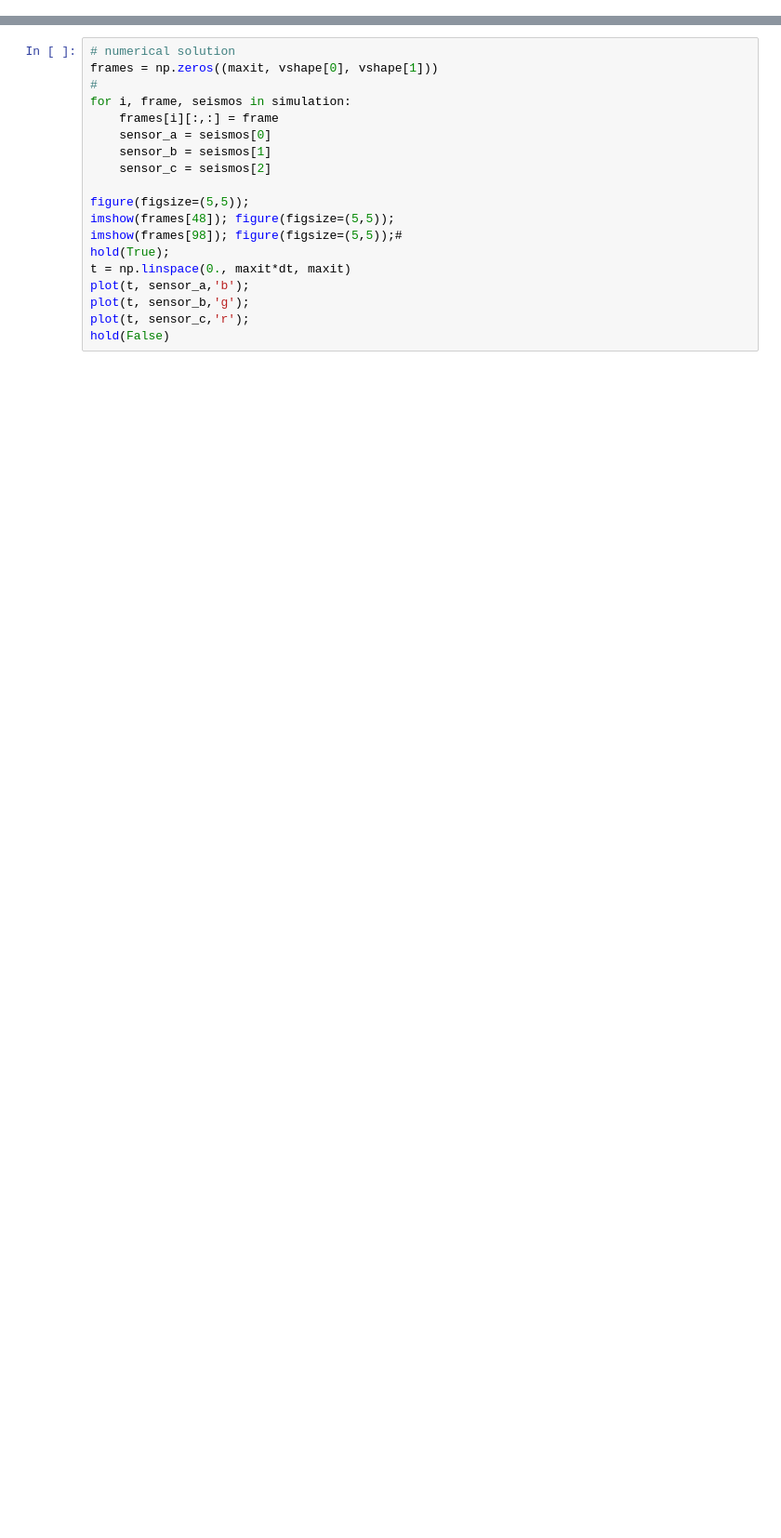
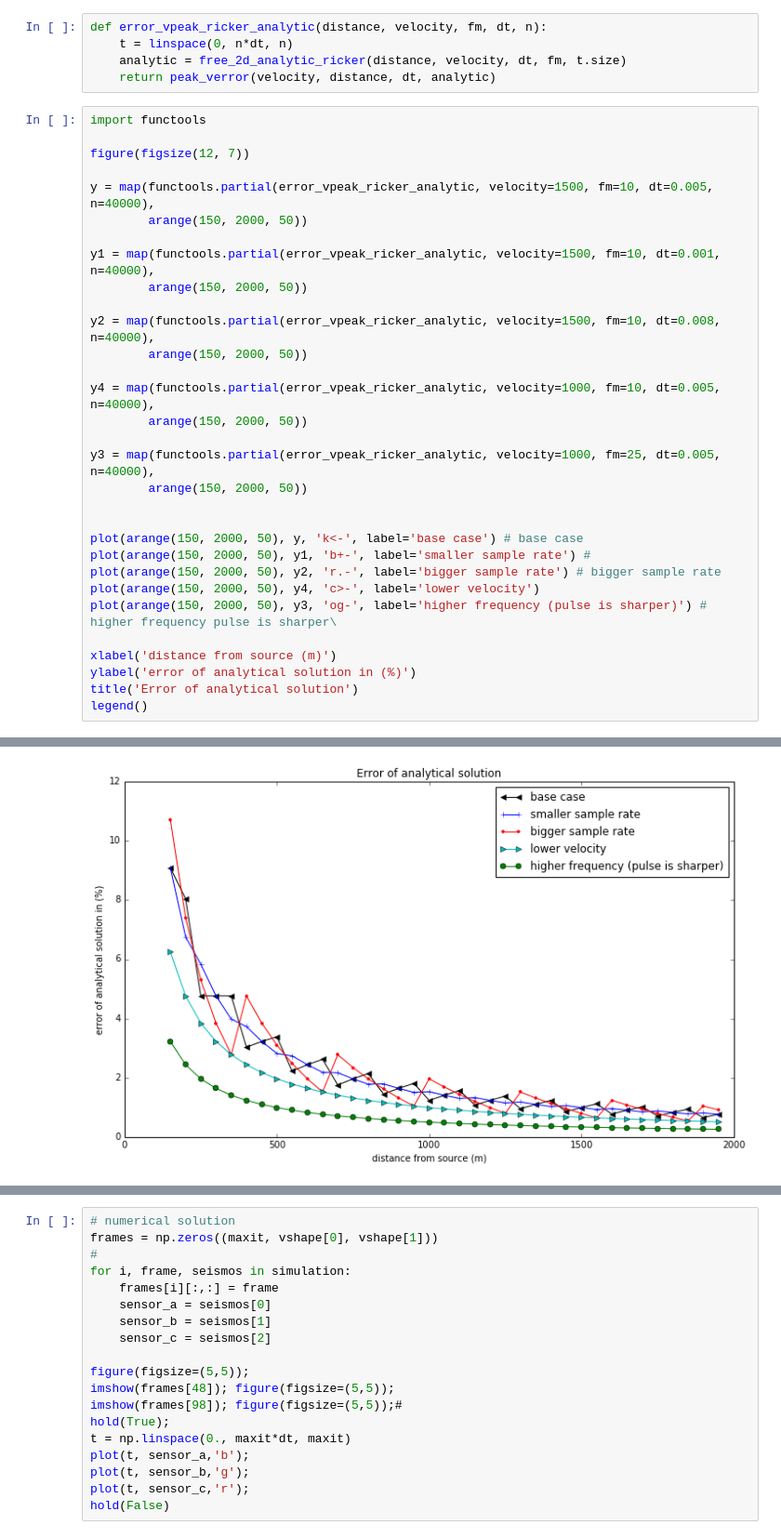
Before and after one commit to eusoubrasileiro/geonumerics, a Jupyter notebook: ipython_notebooks/Fatiando - F.D. vs Analytic Solution.ipynb, the cells around one changed output, grey strips where cells are left out. Shown at 93% size. Drawn from its saved outputs; the diff is of its cells as text; blank space fills up the shorter version.

```diff
--- a/ipython_notebooks/Fatiando - F.D. vs Analytic Solution.ipynb
+++ b/ipython_notebooks/Fatiando - F.D. vs Analytic Solution.ipynb
@@ -188,0 +268,37 @@ G value (Alford) greatly controls numerical dispersion.
+# %%
+def error_vpeak_ricker_analytic(distance, velocity, fm, dt, n):
+    t = linspace(0, n*dt, n)
+    analytic = free_2d_analytic_ricker(distance, velocity, dt, fm, t.size)
+    return peak_verror(velocity, distance, dt, analytic)
+# %%
+import functools
+
+figure(figsize(12, 7))
+
+y = map(functools.partial(error_vpeak_ricker_analytic, velocity=1500, fm=10, dt=0.005, n=40000),
+        arange(150, 2000, 50))
+
+y1 = map(functools.partial(error_vpeak_ricker_analytic, velocity=1500, fm=10, dt=0.001, n=40000),
+        arange(150, 2000, 50))
+
+y2 = map(functools.partial(error_vpeak_ricker_analytic, velocity=1500, fm=10, dt=0.008, n=40000),
+        arange(150, 2000, 50))
+
+y4 = map(functools.partial(error_vpeak_ricker_analytic, velocity=1000, fm=10, dt=0.005, n=40000),
+        arange(150, 2000, 50))
+
+y3 = map(functools.partial(error_vpeak_ricker_analytic, velocity=1000, fm=25, dt=0.005, n=40000),
+        arange(150, 2000, 50))
+
+
+plot(arange(150, 2000, 50), y, 'k<-', label='base case') # base case
+plot(arange(150, 2000, 50), y1, 'b+-', label='smaller sample rate') #
+plot(arange(150, 2000, 50), y2, 'r.-', label='bigger sample rate') # bigger sample rate
+plot(arange(150, 2000, 50), y4, 'c>-', label='lower velocity')
+plot(arange(150, 2000, 50), y3, 'og-', label='higher frequency (pulse is sharper)') # higher frequency pulse is sharper\
+
+xlabel('distance from source (m)')
+ylabel('error of analytical solution in (%)')
+title('Error of analytical solution')
+legend()
+# %% [output]
@@ -188,0 +306 @@ G value (Alford) greatly controls numerical dispersion.
+[figure, added]
```
Also changed, not shown: parts of 48 cells of this notebook.
